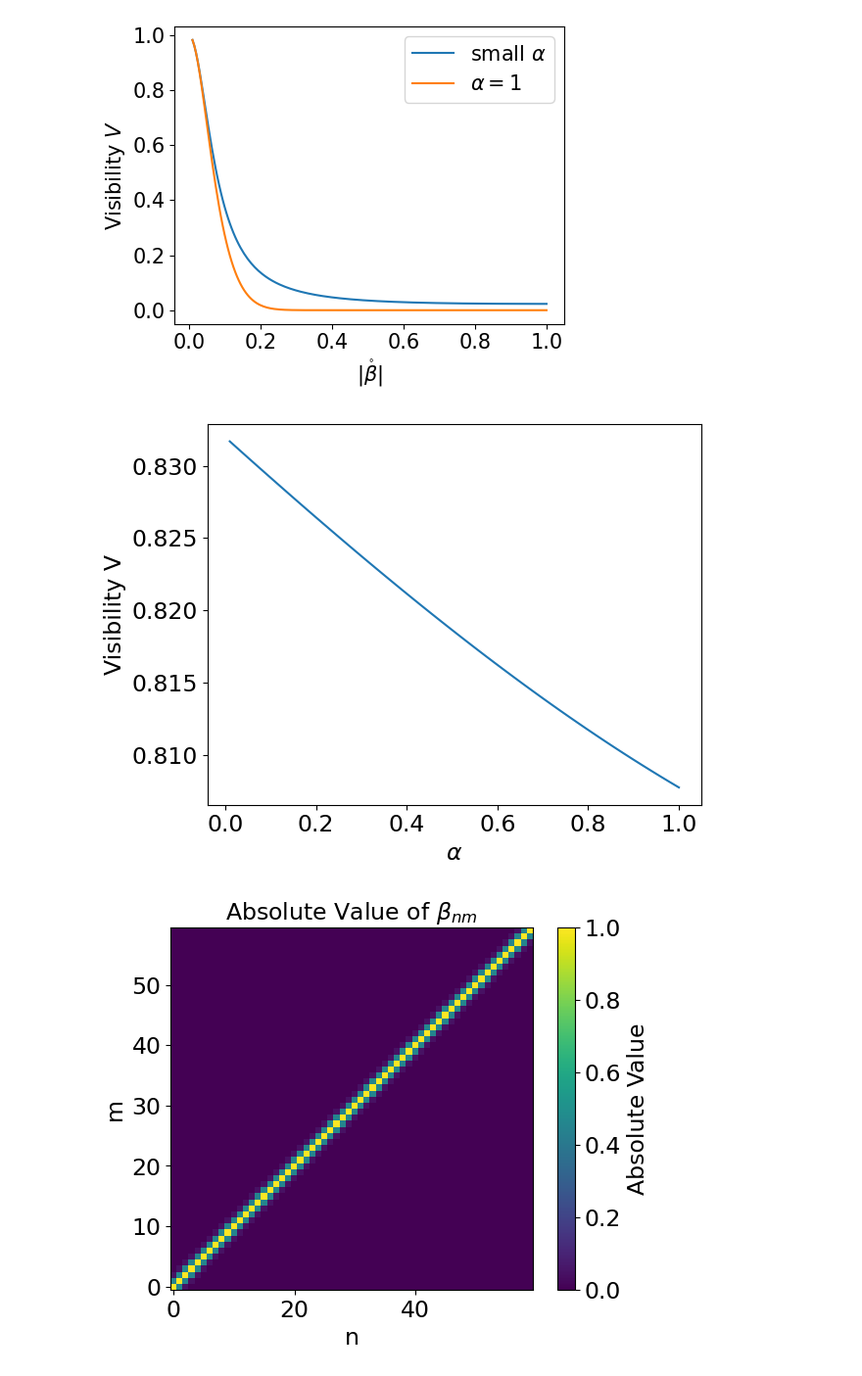
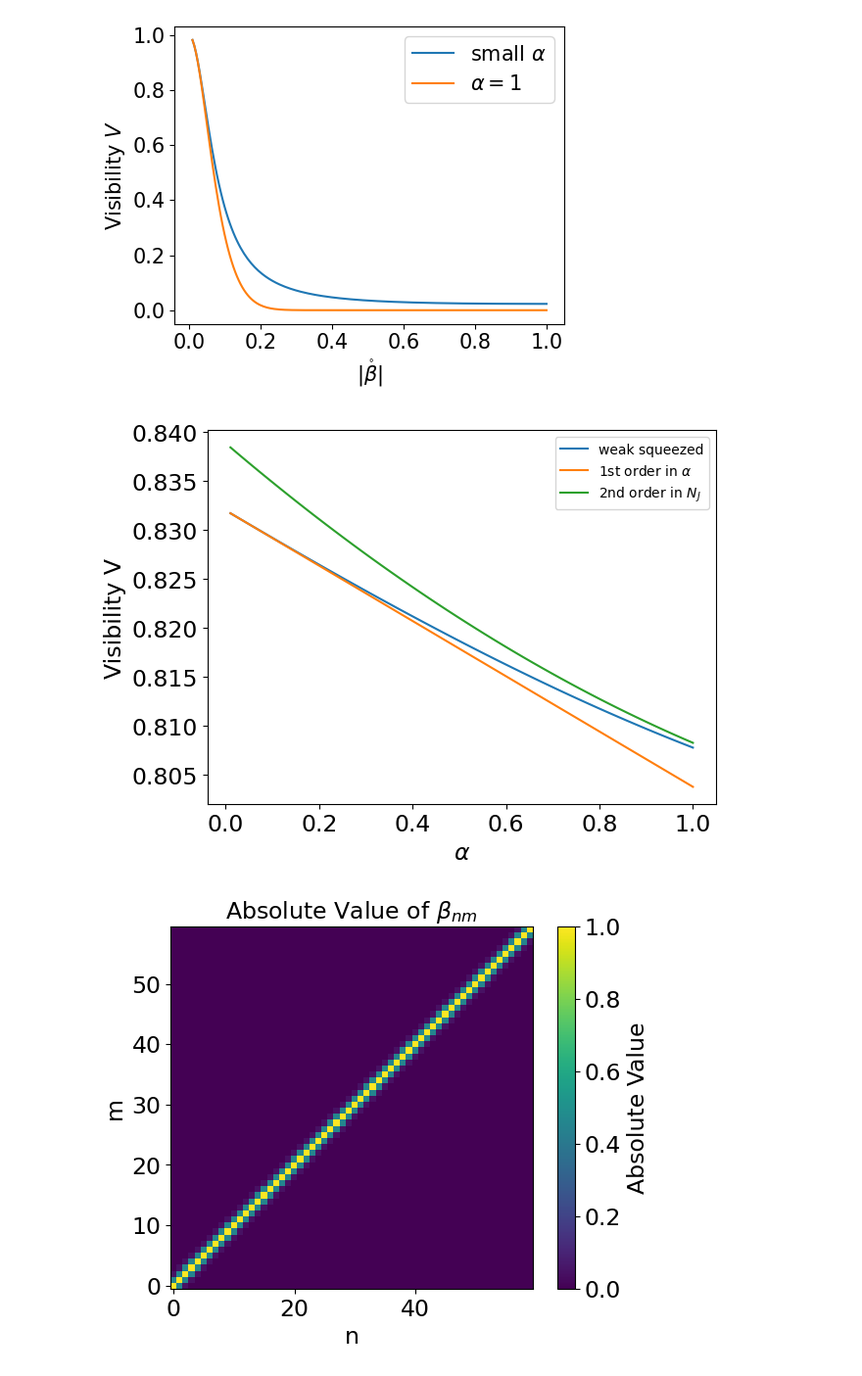
Before and after one commit to JKranias/Whittaker-Shannon-Decomposition, a Jupyter notebook: Whittaker-Shannon_code/Photodetection Paper Plots.ipynb, the cells around one changed output. Shown at 98% size. Cells and saved outputs as stored; diff of their text form; code cells hidden in the pictures.

```diff
--- a/Whittaker-Shannon_code/Photodetection Paper Plots.ipynb
+++ b/Whittaker-Shannon_code/Photodetection Paper Plots.ipynb
@@ -7,6 +7,7 @@ plt.rcParams['axes.labelsize'] = fsize
 plt.rcParams['axes.titlesize'] = fsize
 plt.rcParams['xtick.labelsize'] = fsize
 plt.rcParams['ytick.labelsize'] = fsize
+wsize=2
 # %%
 def sinh(A):
 
@@ -567,16 +616,19 @@ def beta_vg_alt_f(num,k,f):
     return Bc/ f *np.array(r)
 # %%
 # plotting Dip with different fineness
+ratio = 1000
 
-Tc=0.1
 Tp=1
-Bc=1
+Tc = Tp / ratio
+Bc=0.1
 fine_param = 1
+window_size = 30
+tau_max = 30
 
-klist=range(-19 * fine_param, 20 * fine_param)
+klist=range(-tau_max * fine_param, (tau_max+1) * fine_param)
 Plist=[]
 
-mat_size = 30 * fine_param
+mat_size = window_size * fine_param
 
 for k in klist:
 
@@ -586,6 +638,11 @@ for k in klist:
     detW = np.linalg.det(sech(Q))
 
     T = np.matmul(tanh(Q),U)
+
+#     if k == 40:
+#         plt.imshow(np.abs(T), cmap='viridis', interpolation='none')
+#         plt.show()
+
 
     L = 0.5*(T+np.transpose(T))
 
@@ -597,8 +654,11 @@ for k in klist:
     Prob = 1+(detW**2)*(1-2/np.sqrt(np.linalg.det(np.identity(len(L))-LdagL)))
     Plist.append(Prob)
 
+plt.imshow(np.abs(T), cmap='viridis', interpolation='none')
+plt.show()
 
-B = beta_dg(30,0)
+
+B = beta_dg_f(window_size,0,fine_param)
 U, Q = sc.linalg.polar(B, side = "left")
 U, P = sc.linalg.polar(B, side = "right")
 
@@ -606,7 +666,7 @@ detW = np.linalg.det(sech(Q))
 tanh2Q = np.matmul(tanh(Q),tanh(Q))
 tanh2P = np.matmul(tanh(P),tanh(P))
 P_min = (1 - detW)**2
-det_max = np.linalg.det(np.identity(len(Q)) - 0.25*(tanh2Q)) * np.linalg.det(np.identity(len(Q)) - 0.25*(tanh2P))
+det_max = np.linalg.det(np.identity(len(Q)) - 0.25*(tanh2Q)) * np.linalg.det(np.identity(len(Q)) - 0.25*(tanh2Q))
 P_max = 1+(detW**2)*(1-2/np.sqrt(det_max))
 
 
@@ -1445,35 +1729,48 @@ Tc = 0.1
 Tp = 1
 Bc = 0.1
 
 fine_param = 1
 
 mat_size = 10 * fine_param
 
+
 alpha_vals = np.linspace(0.01, 1, 50)
 Vweak_list = []
+alpha_series_list = []
+N_series_list = []
 
 B = beta_dg_f(mat_size,0,fine_param)
 U, Q = sc.linalg.polar(B, side = "left")
 detW = np.linalg.det(sech(Q))
 T = np.matmul(tanh(Q),U)
 N = np.trace(np.linalg.matrix_power(sinh(Q),2))
 
+def alpha_series(alpha):
+    return 1/(1+2*N) - 4*N**2*alpha/(1+2*N)**2
+
+def N_series(alpha):
+    return 1 - 2*N + (4-4*alpha+alpha**2)*N**2
+
 
 for a in alpha_vals:
 
     Vweak = (PHH_weak(a) - PHV_weak(a)) / (PHH_weak(a) + PHV_weak(a))
     Vweak_list.append(Vweak)
+    alpha_series_list.append(alpha_series(a))
+    N_series_list.append(N_series(a))
 
 
 plt.plot(alpha_vals, Vweak_list, label=r"weak squeezed")
+plt.plot(alpha_vals, alpha_series_list, label=r"1st order in $\alpha$")
+plt.plot(alpha_vals, N_series_list, label=r"2nd order in $N_J$")
 plt.ylabel("Visibility V")
 plt.xlabel(r"$\alpha$")
 plt.tight_layout()
 plt.savefig("Weak_Vis.pdf")
-#plt.legend()
+plt.legend()
 plt.show()
 # %% [output]
-[figure, old version]
+[figure, new version]
 # %%
 #plotting visibility vs beta_circ in CW limit
 
```
Also changed, not shown: parts of 10 cells of this notebook, 12 other files.
